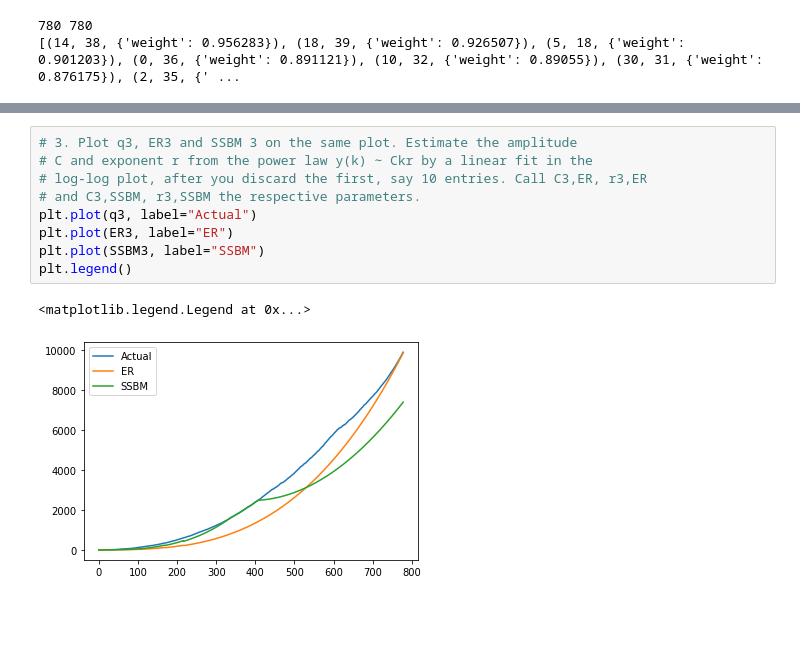
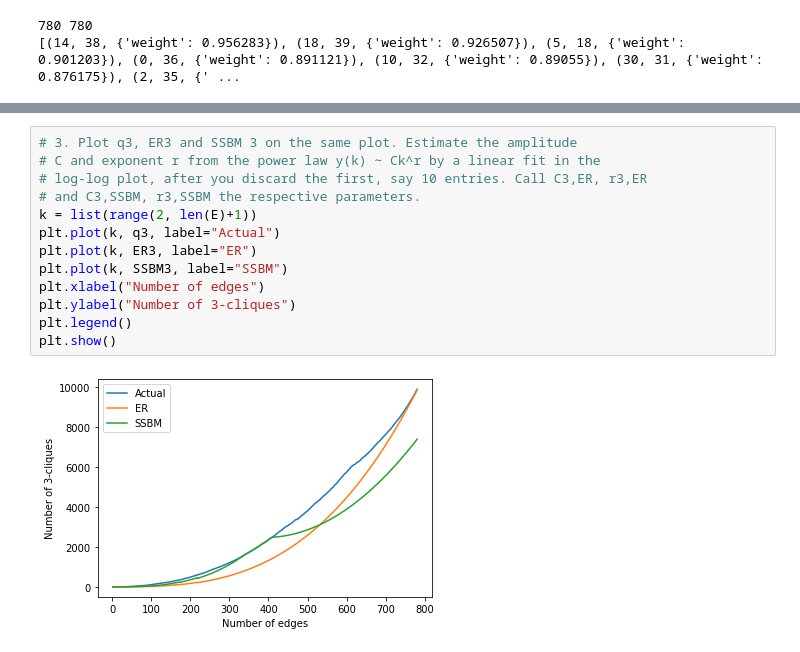
Before and after one commit to Aurathic/amsc420-project-2, a Jupyter notebook: project2/1_Random_graph_model_testing.ipynb, the cells around one changed output, grey strips where cells are left out. Drawn from its saved outputs; the diff is of its cells as text; blank space fills up the shorter version.

Commit message:
"Finish" Part 1
I still need to figure out the issue that causes some of the SSBM values to be complex...

```diff
--- a/project2/1_Random_graph_model_testing.ipynb
+++ b/project2/1_Random_graph_model_testing.ipynb
@@ -89,12 +85,15 @@ Graph with 40 nodes and 780 edges
 # %%
 # 3. Plot q3, ER3 and SSBM 3 on the same plot. Estimate the amplitude
-# C and exponent r from the power law y(k) ∼ Ckr by a linear fit in the
+# C and exponent r from the power law y(k) ∼ Ck^r by a linear fit in the
 # log-log plot, after you discard the first, say 10 entries. Call C3,ER, r3,ER
 # and C3,SSBM, r3,SSBM the respective parameters.
-plt.plot(q3, label="Actual")
-plt.plot(ER3, label="ER")
-plt.plot(SSBM3, label="SSBM")
+k = list(range(2, len(E)+1))
+plt.plot(k, q3, label="Actual")
+plt.plot(k, ER3, label="ER")
+plt.plot(k, SSBM3, label="SSBM")
+plt.xlabel("Number of edges")
+plt.ylabel("Number of 3-cliques")
 plt.legend()
+plt.show()
 # %% [output]
-<matplotlib.legend.Legend at 0x...>
-[figure, old version]
+[figure, new version]
```
Also changed, not shown: parts of 17 cells of this notebook, 1 other file.
